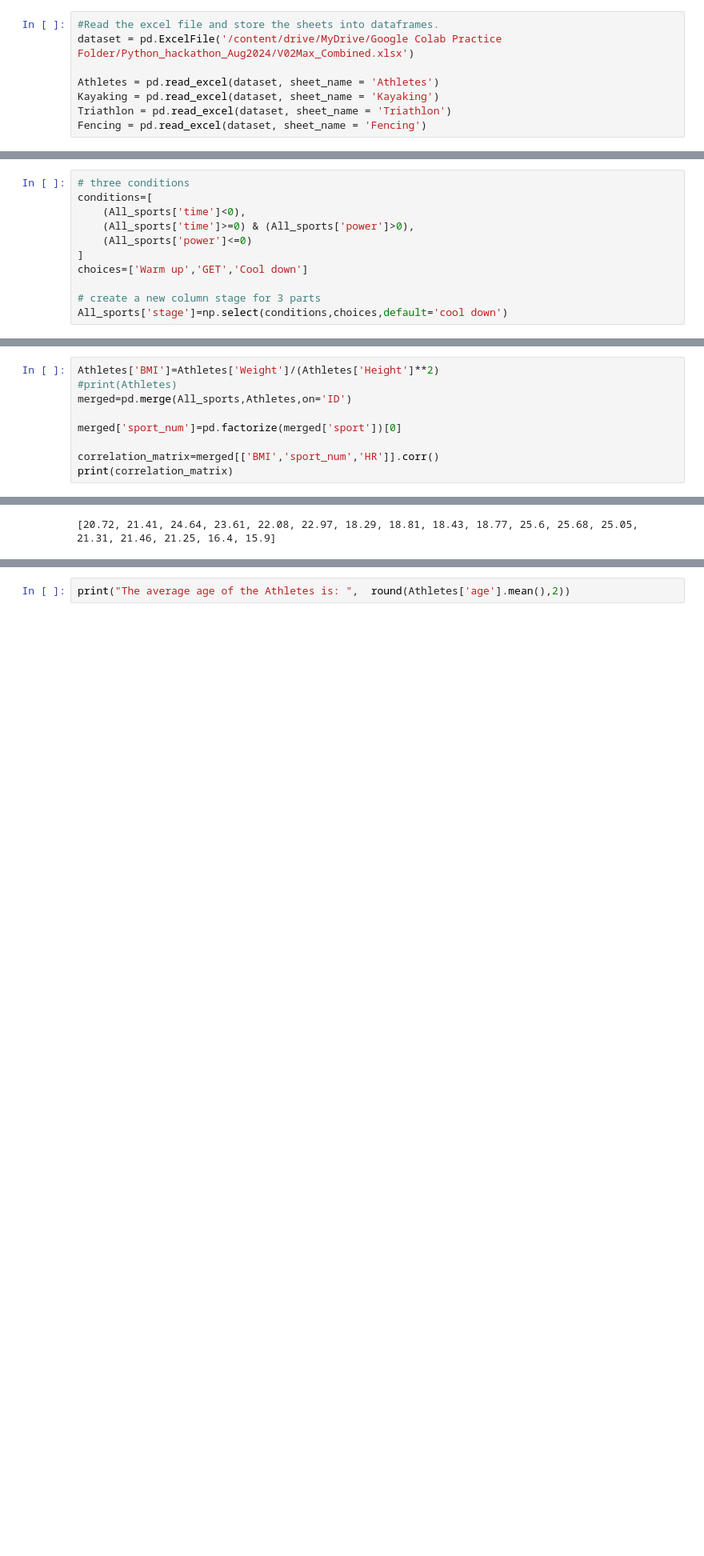
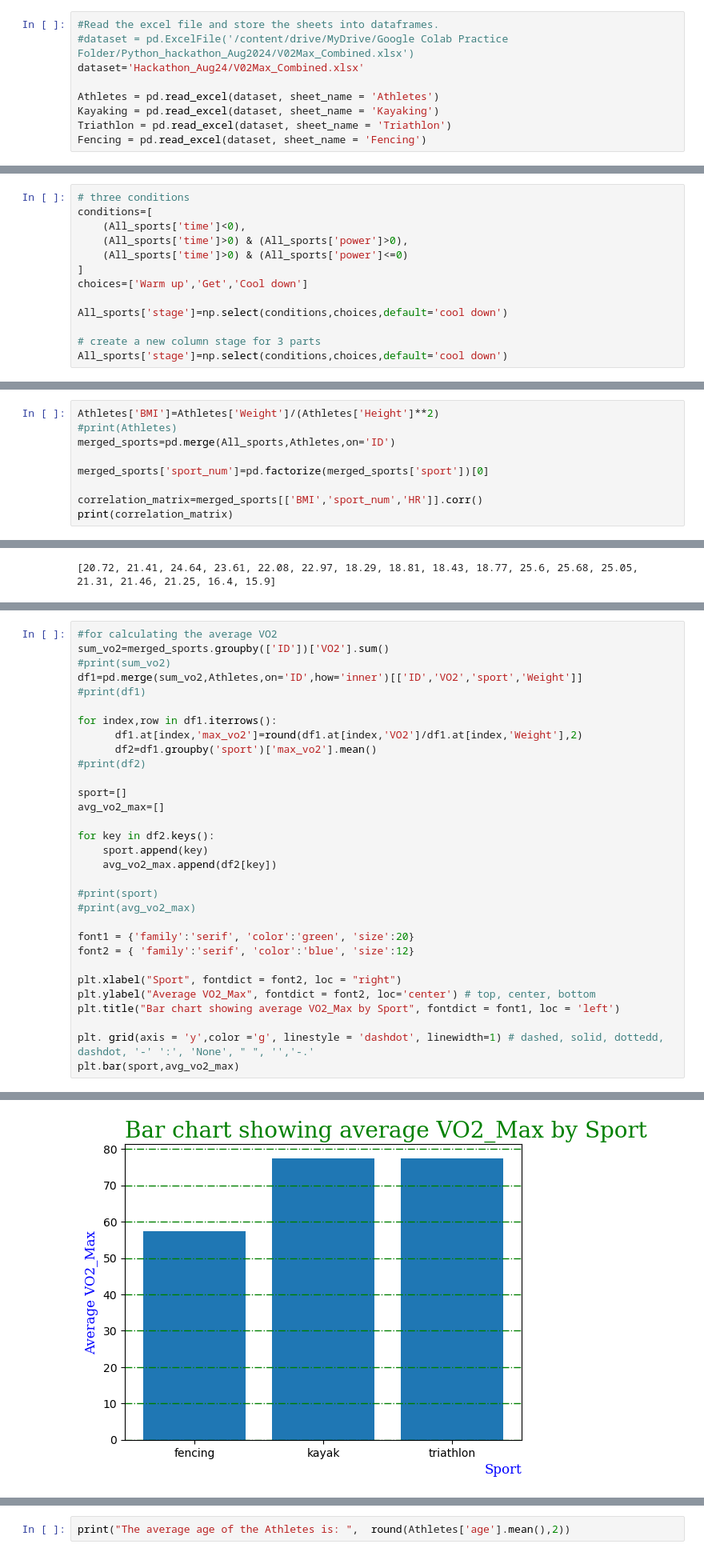
Before and after one commit to Soumi88-dev/Team4_Python_Warriors, a Jupyter notebook: Team4_Python_Warriers_Main80_Questions.ipynb, the cells around one changed output, grey strips where cells are left out. Shown: that part at 80% size. Saved outputs shown, nothing was run; the diff lists cells and outputs as text; blank space fills up the shorter version.

```diff
--- a/Team4_Python_Warriers_Main80_Questions.ipynb
+++ b/Team4_Python_Warriers_Main80_Questions.ipynb
@@ -16,7 +17,8 @@ drive.mount('/content/drive')
 Mounted at /content/drive
 # %%
 #Read the excel file and store the sheets into dataframes.
-dataset = pd.ExcelFile('/content/drive/MyDrive/Google Colab Practice Folder/Python_hackathon_Aug2024/V02Max_Combined.xlsx')
+#dataset = pd.ExcelFile('/content/drive/MyDrive/Google Colab Practice Folder/Python_hackathon_Aug2024/V02Max_Combined.xlsx')
+dataset='Hackathon_Aug24/V02Max_Combined.xlsx'
 
 Athletes = pd.read_excel(dataset, sheet_name = 'Athletes')
 Kayaking = pd.read_excel(dataset, sheet_name = 'Kayaking')
@@ -37,10 +39,12 @@ All_sports.to_excel('/content/drive/MyDrive/Google Colab Practice Folder/Python_
 # three conditions
 conditions=[
     (All_sports['time']<0),
-    (All_sports['time']>=0) & (All_sports['power']>0),
-    (All_sports['power']<=0)
+    (All_sports['time']>0) & (All_sports['power']>0),
+    (All_sports['time']>0) & (All_sports['power']<=0)
 ]
-choices=['Warm up','GET','Cool down']
+choices=['Warm up','Get','Cool down']
+
+All_sports['stage']=np.select(conditions,choices,default='cool down')
 
 # create a new column stage for 3 parts
 All_sports['stage']=np.select(conditions,choices,default='cool down')
@@ -136,11 +140,11 @@ common wattage50.00average time:92.24
 # %%
 Athletes['BMI']=Athletes['Weight']/(Athletes['Height']**2)
 #print(Athletes)
-merged=pd.merge(All_sports,Athletes,on='ID')
+merged_sports=pd.merge(All_sports,Athletes,on='ID')
 
-merged['sport_num']=pd.factorize(merged['sport'])[0]
+merged_sports['sport_num']=pd.factorize(merged_sports['sport'])[0]
 
-correlation_matrix=merged[['BMI','sport_num','HR']].corr()
+correlation_matrix=merged_sports[['BMI','sport_num','HR']].corr()
 print(correlation_matrix)
 # %% [output]
 KeyError: "['HR'] not in index"
@@ -284,0 +317,32 @@ print(BMI_list)
+# %%
+#for calculating the average VO2
+sum_vo2=merged_sports.groupby(['ID'])['VO2'].sum()
+#print(sum_vo2)
+df1=pd.merge(sum_vo2,Athletes,on='ID',how='inner')[['ID','VO2','sport','Weight']]
+#print(df1)
+
+for index,row in df1.iterrows():
+      df1.at[index,'max_vo2']=round(df1.at[index,'VO2']/df1.at[index,'Weight'],2)
+      df2=df1.groupby('sport')['max_vo2'].mean()
+#print(df2)
+
+sport=[]
+avg_vo2_max=[]
+
+for key in df2.keys():
+    sport.append(key)
+    avg_vo2_max.append(df2[key])
+
+#print(sport)
+#print(avg_vo2_max)
+
+font1 = {'family':'serif', 'color':'green', 'size':20}
+font2 = { 'family':'serif', 'color':'blue', 'size':12}
+
+plt.xlabel("Sport", fontdict = font2, loc = "right")
+plt.ylabel("Average VO2_Max", fontdict = font2, loc='center') # top, center, bottom
+plt.title("Bar chart showing average VO2_Max by Sport", fontdict = font1, loc = 'left')
+
+plt. grid(axis = 'y',color ='g', linestyle = 'dashdot', linewidth=1) # dashed, solid, dottedd, dashdot, '-' ':', 'None', " ", '','-.'
+plt.bar(sport,avg_vo2_max)
+# %% [output]
@@ -284,0 +350 @@ print(BMI_list)
+[figure, added]
```
Also changed, not shown: parts of 68 cells of this notebook.
